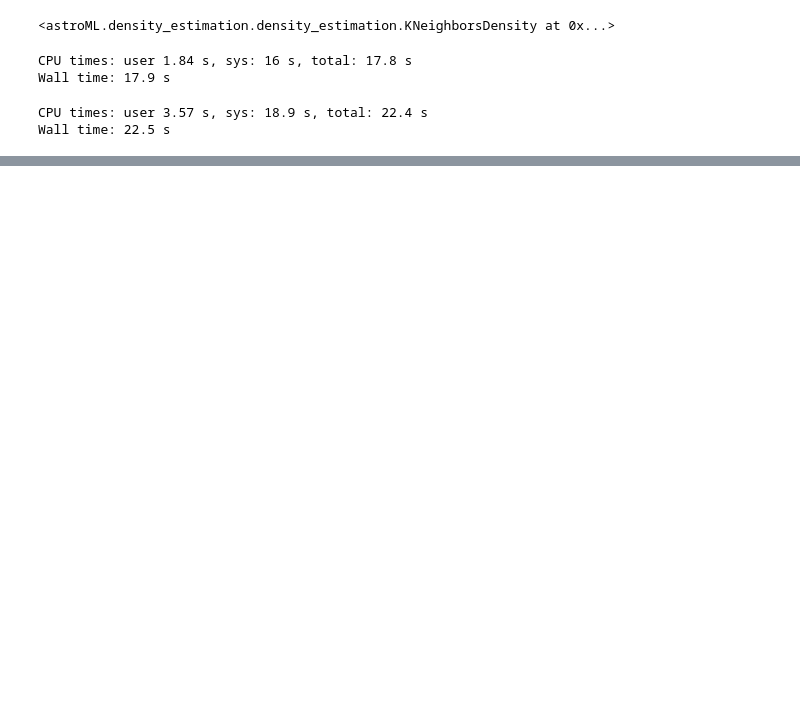
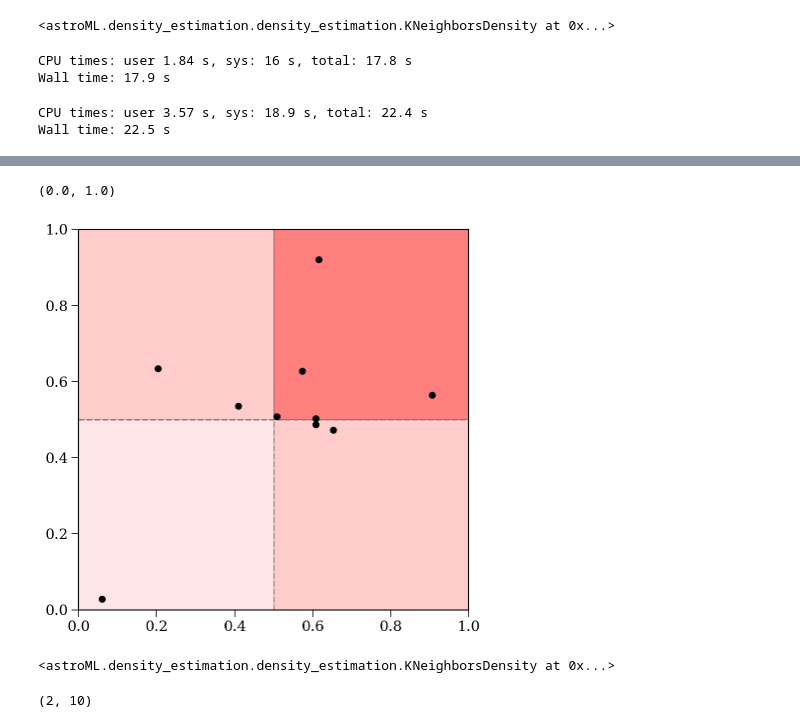
Before and after one commit to dirac-institute/hybrid_sso_catalogue, a Jupyter notebook: density/estimate.ipynb, the cells around one changed output, grey strips where cells are left out. Saved outputs shown, nothing was run; the diff lists cells and outputs as text; code cells hidden in the pictures; blank space fills up the shorter version.

```diff
--- a/density/estimate.ipynb
+++ b/density/estimate.ipynb
@@ -43,0 +70,31 @@ np.save("new_densities.npy", densitites)
+# %%
+top_left = len(x[np.logical_and(x < 0.5, y >= 0.5)]) / len(x)
+top_right = len(x[np.logical_and(x >= 0.5, y >= 0.5)]) / len(x)
+bottom_left = len(x[np.logical_and(x < 0.5, y < 0.5)]) / len(x)
+bottom_right = len(x[np.logical_and(x >= 0.5, y < 0.5)]) / len(x)
+# %%
+plt.figure(figsize=(7, 7))
+
+plt.axvline(0.5, linestyle="--", color="grey")
+plt.axhline(0.5, linestyle="--", color="grey")
+
+plt.axvspan(0, 0.5, 0.5, 1, color="red", alpha=top_left)
+plt.axvspan(0.5, 1, 0.5, 1, color="red", alpha=top_right)
+plt.axvspan(0, 0.5, 0, 0.5, color="red", alpha=bottom_left)
+plt.axvspan(0.5, 1, 0, 0.5, color="red", alpha=bottom_right)
+
+plt.scatter(x, y, zorder=5, color="black")
+plt.xlim(0, 1)
+plt.ylim(0, 1)
+# %% [output]
+(0.0, 1.0)
+[figure, added]
+# %%
+estimator = KNeighborsDensity(n_neighbors=2)
+estimator.fit(np.transpose([x, y]))
+# %% [output]
+<astroML.density_estimation.density_estimation.KNeighborsDensity at 0x...>
+# %%
+np.shape([x, y])
+# %% [output]
+(2, 10)
```
Also changed, not shown: parts of 12 cells of this notebook, 5 other files.
